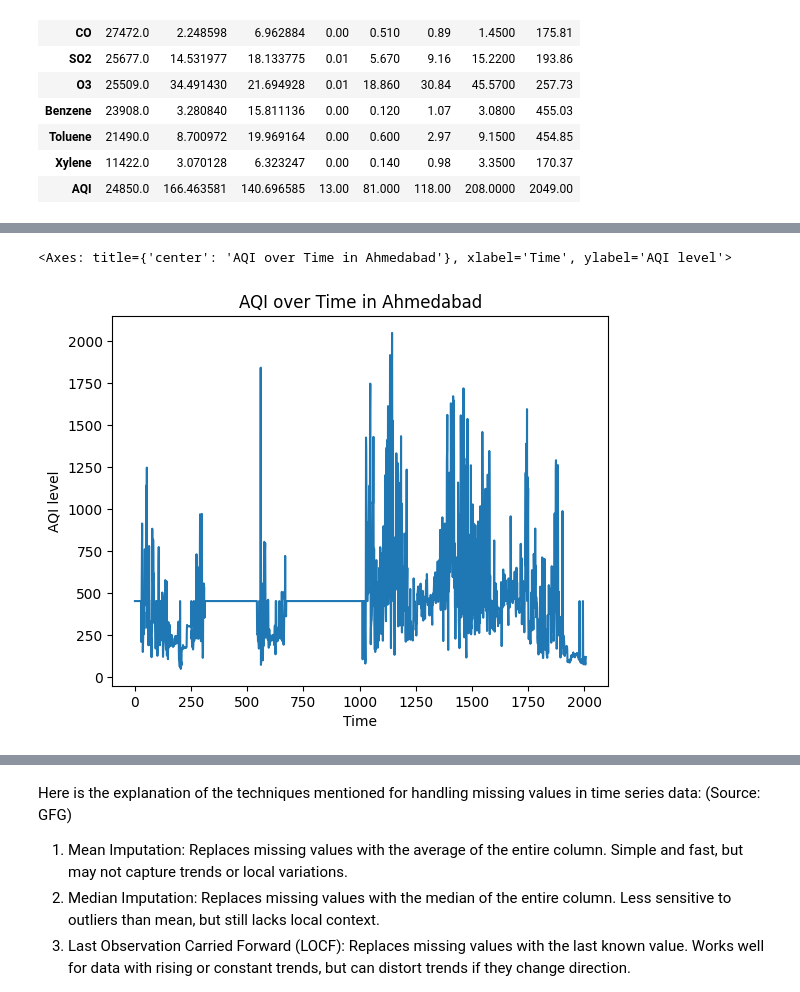
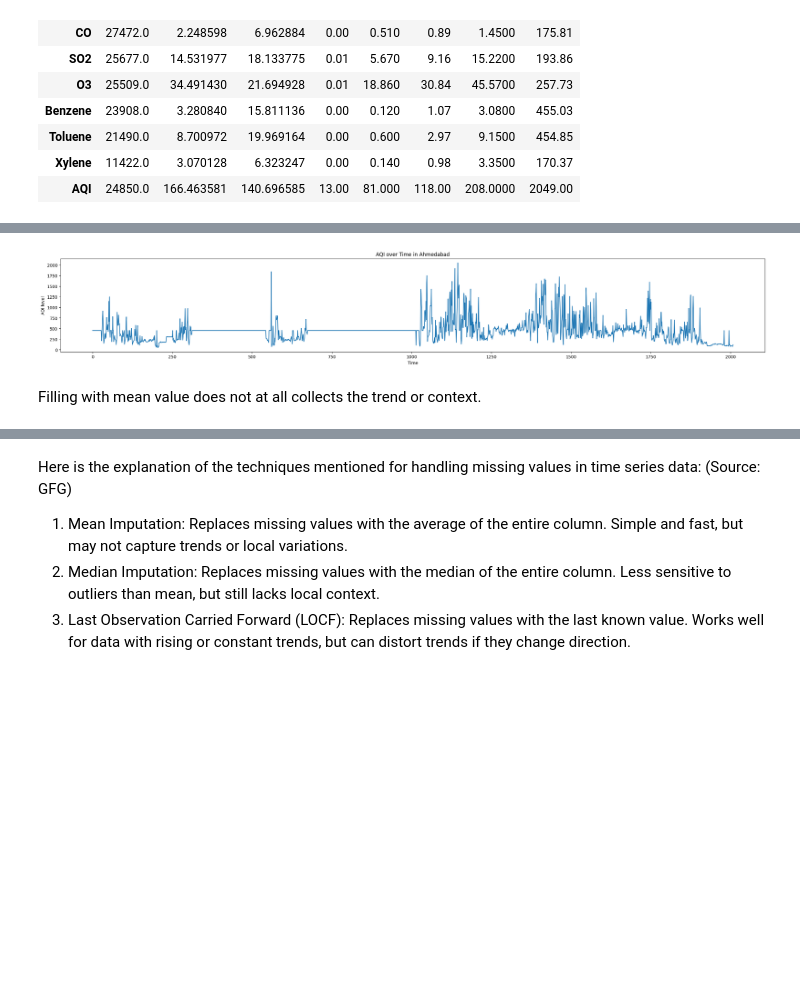
Before and after one commit to AnuraagaNath/ProjectAQI, a Jupyter notebook: anuraaga nath/preprocessing.ipynb, the cells around one changed output, grey strips where cells are left out. Cells and saved outputs as stored; diff of their text form; code cells hidden in the pictures; blank space fills up the shorter version.

```diff
--- a/anuraaga nath/preprocessing.ipynb
+++ b/anuraaga nath/preprocessing.ipynb
@@ -129,8 +132,10 @@ data['AQI'].plot(kind='line', x=city_day['Date'], xlabel='Time', ylabel='AQI lev
 # %%
-data['AQI'].fillna(data['AQI'].mean()).plot(kind='line', x=city_day['Date'], xlabel='Time', ylabel='AQI level', title=f'AQI over Time in {city_name}')
+plt.figure(figsize=(30,4))
+data['AQI'].fillna(data['AQI'].mean()).plot(kind='line', x=city_day['Date'], xlabel='Time', ylabel='AQI level', title=f'AQI over Time in {city_name}');
 # %% [output]
-<Axes: title={'center': 'AQI over Time in Ahmedabad'}, xlabel='Time', ylabel='AQI level'>
-[figure, old version]
+[figure, new version]
+# %% [markdown]
+Filling with mean value does not at all collects the trend or context.
 # %%
 data['AQI_Spline']= data['AQI'].interpolate(option='spline')
 # %%
```
Also changed, not shown: parts of 9 cells of this notebook, 1 other file.
